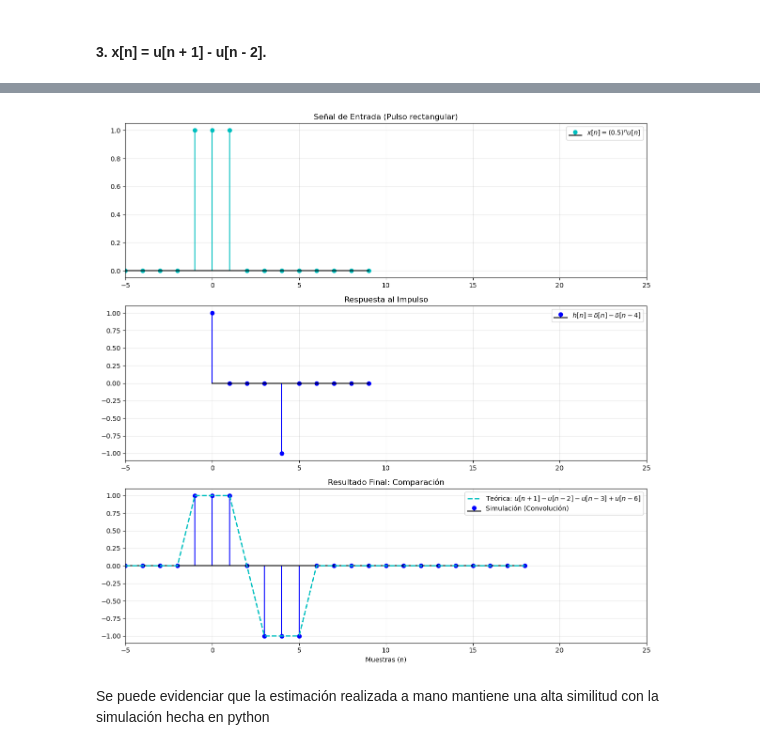
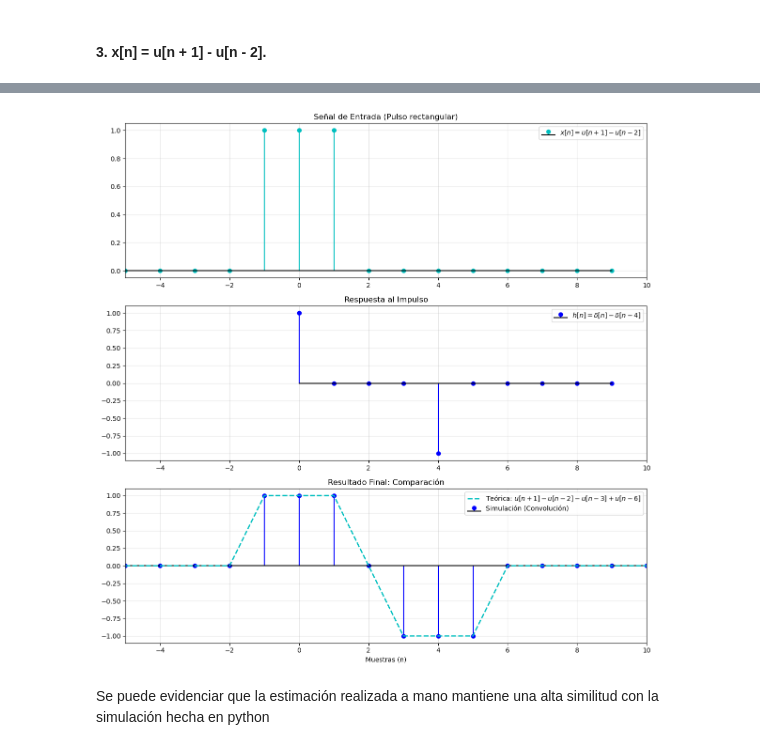
Before and after one commit to patriciagtodd/Patricia_Gonzalez_Todd_APS, a Jupyter notebook: Patricia_Gonzalez_Todd_TS1.ipynb, the cells around one changed output, grey strips where cells are left out. Cells and saved outputs as stored; diff of their text form; code cells hidden in the pictures.

```diff
--- a/Patricia_Gonzalez_Todd_TS1.ipynb
+++ b/Patricia_Gonzalez_Todd_TS1.ipynb
@@ -458,8 +501,6 @@ Se puede evidenciar que la estimación realizada a mano mantiene una alta simili
 <img src="./Convolucion3_ts1.png" width="700">
 # %%
 #%% convolucion 3
-
-
 # ==========================================
 # 1. PARÁMETROS
 # ==========================================
@@ -495,37 +536,37 @@ y_teorica = u_d(n_y+1) - u_d(n_y-2) - u_d(n_y-3) + u_d(n_y-6)
 # 5. GRÁFICOS
 # ==========================================
 plt.figure(figsize=(12, 12))
 
 # Subplot 1: Entrada x[n]
 plt.subplot(3, 1, 1)
-plt.stem(n, x_n, linefmt='c', markerfmt='co', label='$x[n] = (0.5)^n u[n]$' , basefmt='k-')
+plt.stem(n, x_n, linefmt='c', markerfmt='co', label='$x[n] = u[n+1] - u[n-2]$' , basefmt='k-')
 plt.title('Señal de Entrada (Pulso rectangular)')
-plt.xlim(-5, 25)
+plt.xlim(-5, 10)
 plt.grid(True, alpha=0.3)
 plt.legend()
 
 # Subplot 2: Sistema h[n]
 plt.subplot(3, 1, 2)
 plt.stem(np.arange(10), h_n, linefmt='b', markerfmt='bo',
          label='$h[n] = \delta[n] - \delta[n-4]$', basefmt='k-')
 plt.title('Respuesta al Impulso')
-plt.xlim(-5, 25)
+plt.xlim(-5, 10)
 plt.grid(True, alpha=0.3)
 plt.legend()
 
 # Subplot 3: Resultado (Simulación vs Teoría)
 plt.subplot(3, 1, 3)
 plt.stem(n_y, y_sim, linefmt='b', markerfmt='bo', label='Simulación (Convolución)', basefmt='k-')
 plt.plot(n_y, y_teorica, 'c--', linewidth=2, label='Teórica: $u[n+1]-u[n-2]-u[n-3]+u[n-6]$')
 plt.title('Resultado Final: Comparación')
 plt.xlabel('Muestras (n)')
-plt.xlim(-5, 25)
+plt.xlim(-5, 10)
 plt.grid(True, alpha=0.3)
 plt.legend()
 
 plt.tight_layout()
 plt.show()
 # %% [output]
-[figure, old version]
+[figure, new version]
 # %% [markdown]
 Se puede evidenciar que la estimación realizada a mano mantiene una alta similitud con la simulación hecha en python
```
Also changed, not shown: parts of 7 cells of this notebook.
